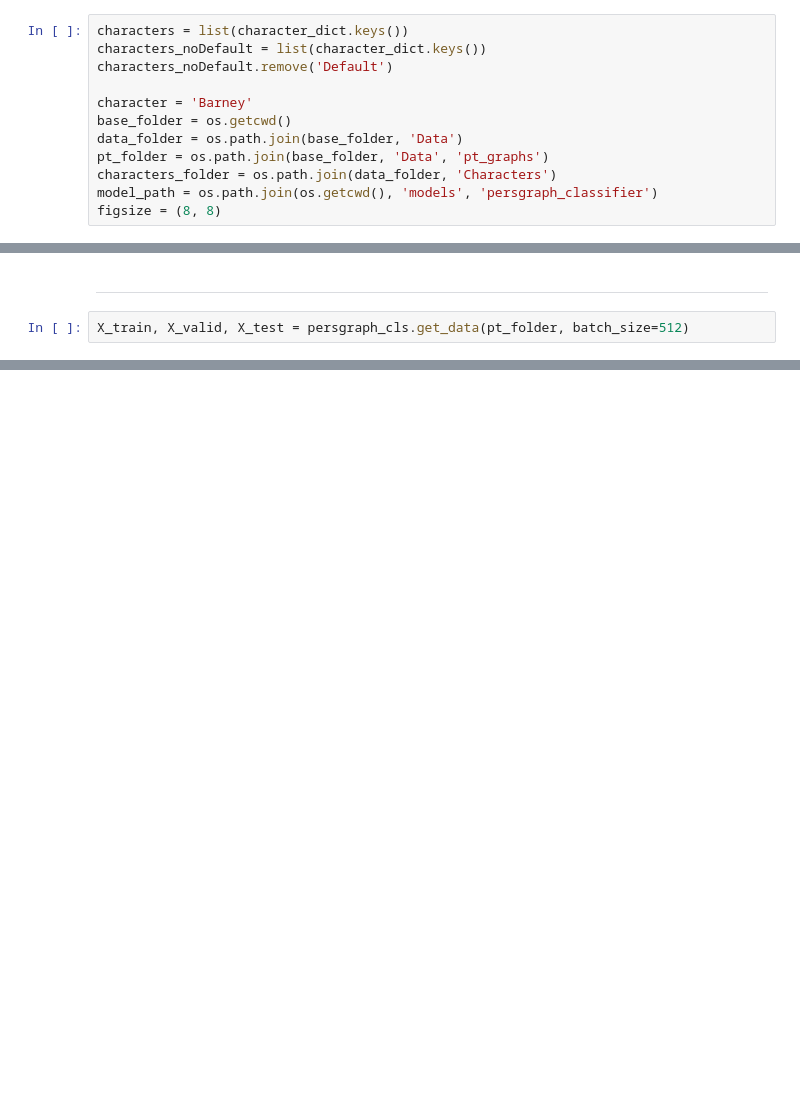
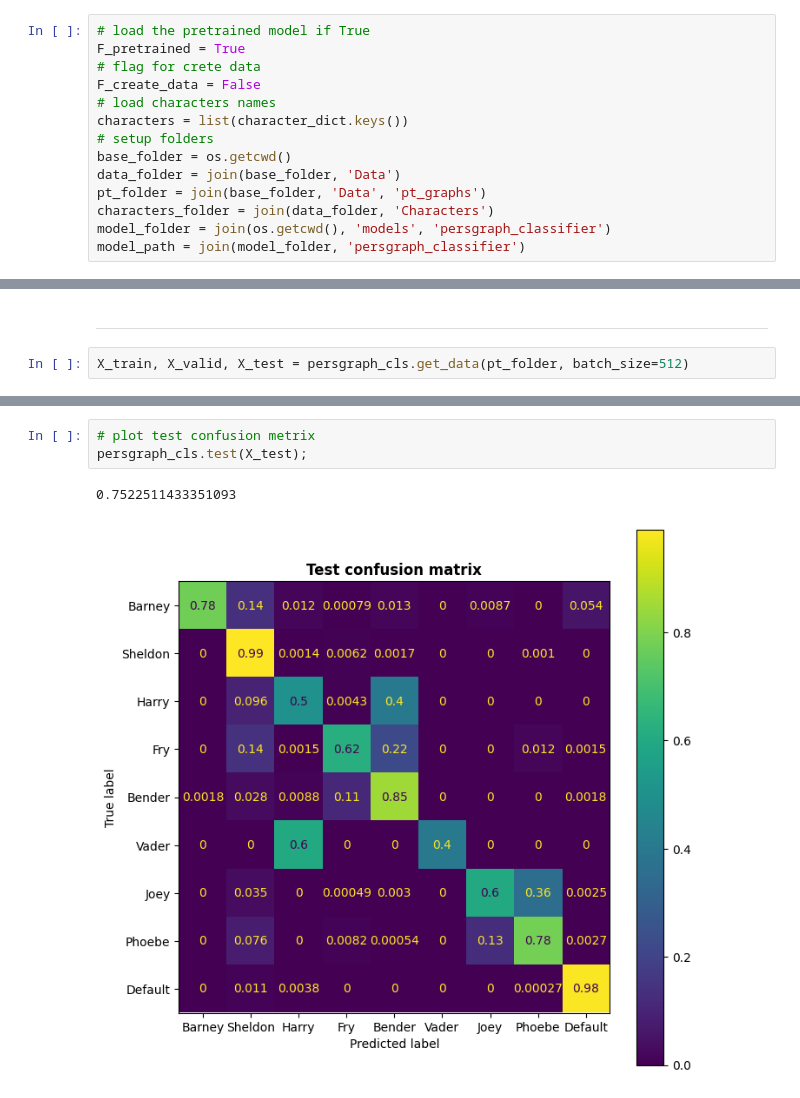
Before and after one commit to falric05/ChatBot-Personality-Recognition, a Jupyter notebook: notebooks/3_PersGRAPH_classifier.ipynb, the cells around one changed output, grey strips where cells are left out. Saved outputs shown, nothing was run; the diff lists cells and outputs as text; blank space fills up the shorter version.

```diff
--- a/notebooks/3_PersGRAPH_classifier.ipynb
+++ b/notebooks/3_PersGRAPH_classifier.ipynb
@@ -17,12 +14,14 @@ The autoreload extension is already loaded. To reload it, use:
 # %%
+# load the pretrained model if True
+F_pretrained = True
+# flag for crete data
+F_create_data = False
+# load characters names
 characters = list(character_dict.keys())
-characters_noDefault = list(character_dict.keys())
-characters_noDefault.remove('Default')
-
-character = 'Barney'
+# setup folders
 base_folder = os.getcwd()
-data_folder = os.path.join(base_folder, 'Data')
-pt_folder = os.path.join(base_folder, 'Data', 'pt_graphs')
-characters_folder = os.path.join(data_folder, 'Characters')
-model_path = os.path.join(os.getcwd(), 'models', 'persgraph_classifier')
-figsize = (8, 8)
+data_folder = join(base_folder, 'Data')
+pt_folder = join(base_folder, 'Data', 'pt_graphs')
+characters_folder = join(data_folder, 'Characters')
+model_folder = join(os.getcwd(), 'models', 'persgraph_classifier')
+model_path = join(model_folder, 'persgraph_classifier')
@@ -68,0 +79,6 @@ persgraph_cls.compute(X_test)
+# %%
+# plot test confusion metrix
+persgraph_cls.test(X_test);
+# %% [output]
+0.7522511433351093
+[figure, added]
```
Also changed, not shown: parts of 9 cells of this notebook.
